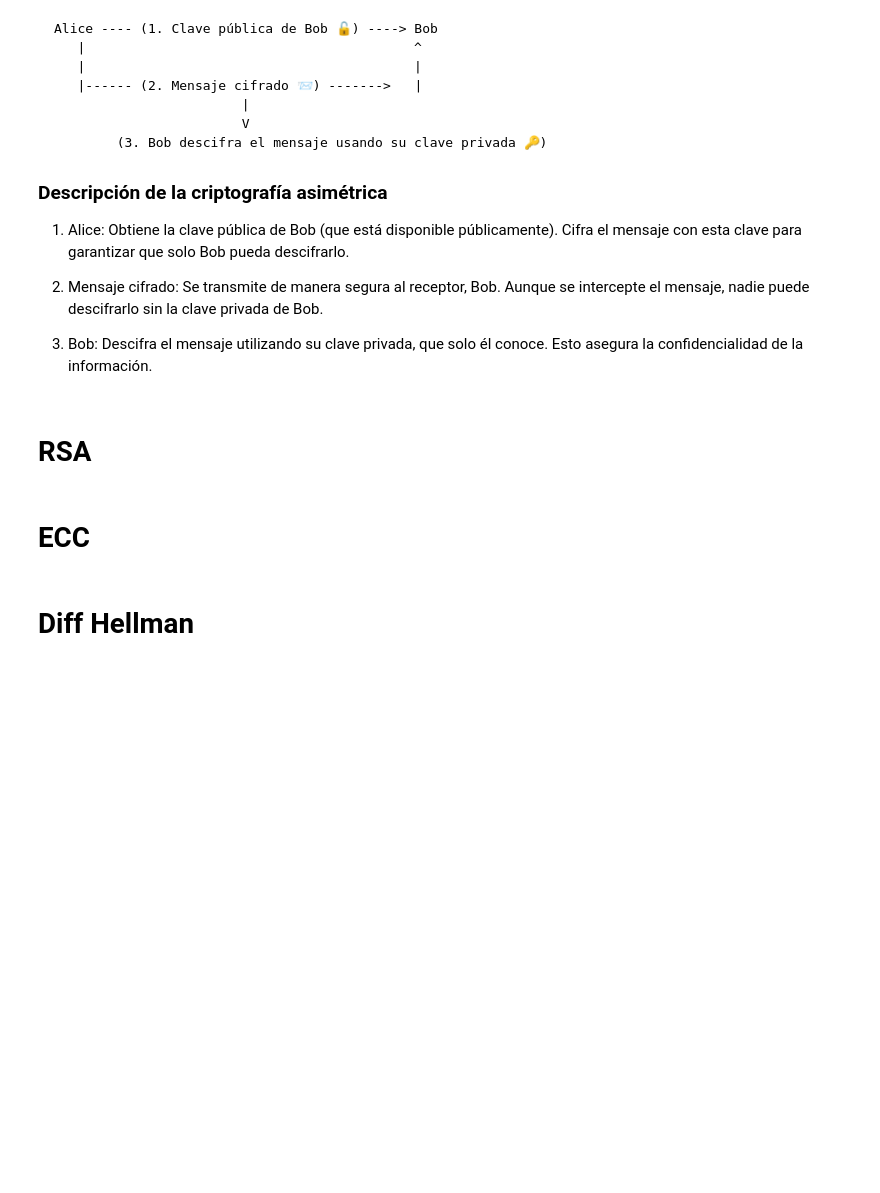
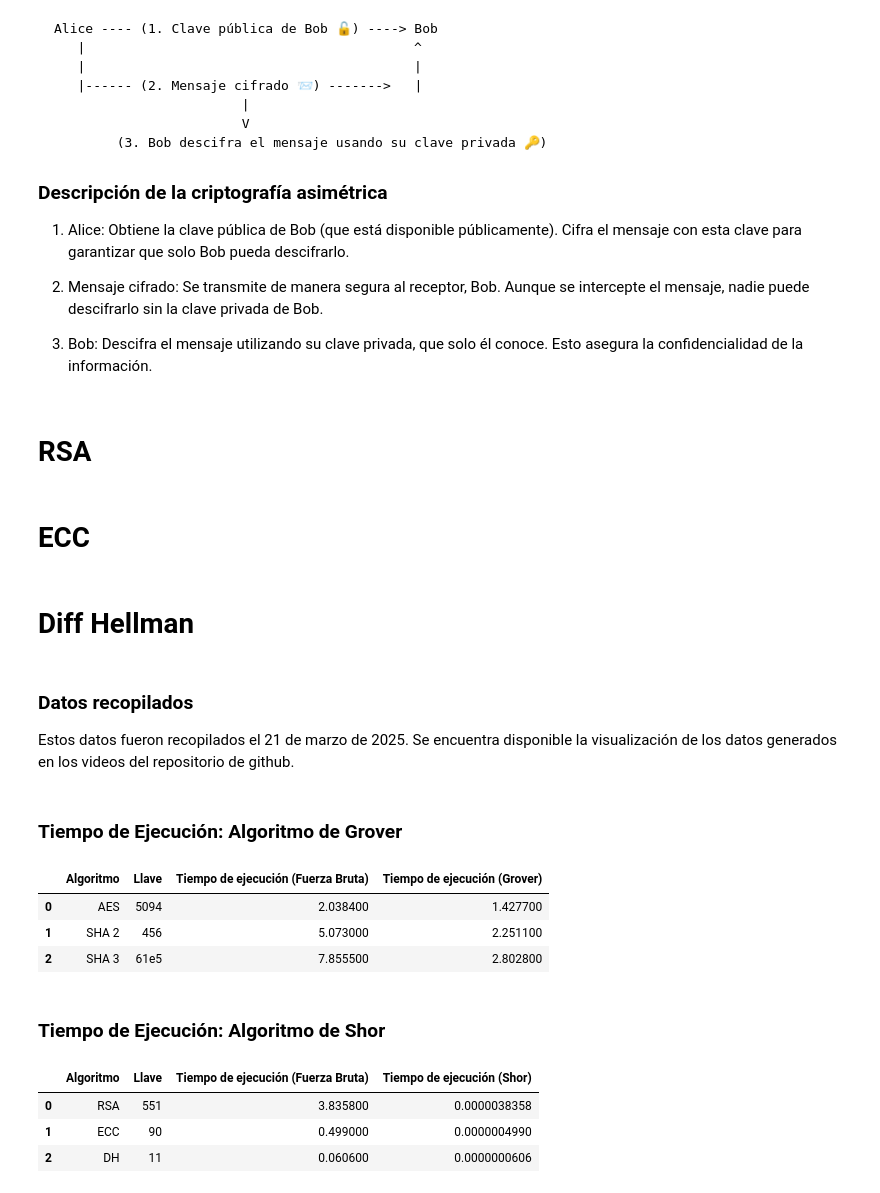
Before and after one commit to DevQueenPR/El-impacto-de-las-computadoras-cuanticas-en-la-criptografia-clasica, a Jupyter notebook: Quantum_Computing_study.ipynb, the cells around one changed output. Drawn from its saved outputs; the diff is of its cells as text; code cells hidden in the pictures; blank space fills up the shorter version.

Commit message:
Added pandas library tables

```diff
--- a/Quantum_Computing_study.ipynb
+++ b/Quantum_Computing_study.ipynb
@@ -563,3 +563,54 @@ print("\nSimulating Shor’s Algorithm...")
 shor_time = brute_force_time / 1_000_000  # Dividir el tiempo de fuerza bruta por 1,000,000
 print(f"\nSimulated Shor’s Algorithm: Private Key = {alice_private}")
 print(f"Shor's time= {brute_force_time:.4f} / 1,000,000 = {shor_time:.10f} seconds")
+# %% [markdown]
+### Datos recopilados
+
+Estos datos fueron recopilados el 21 de marzo de 2025. Se encuentra disponible la visualización de los datos generados en los videos del repositorio de github.
+# %%
+import pandas as pd
+from IPython.display import display, Markdown
+
+# Datos de Grover
+data_grover = {
+    "Algoritmo": ["AES", "SHA 2", "SHA 3"],
+    "Llave": [5094, 456, "61e5"],
+    "Tiempo de ejecución (Fuerza Bruta)": [2.0384, 5.073, 7.8555],
+    "Tiempo de ejecución (Grover)": [1.4277, 2.2511, 2.8028]
+}
+
+# Datos de Shor
+data_shor = {
+    "Algoritmo": ["RSA", "ECC", "DH"],
+    "Llave": [551, 90, 11],
+    "Tiempo de ejecución (Fuerza Bruta)": [3.8358, 0.4990, 0.0606],
+    "Tiempo de ejecución (Shor)": [f"{0.0000038358:.10f}", f"{0.000000499:.10f}", f"{0.0000000606:.10f}"]
+}
+
+# DataFrames
+df_grover = pd.DataFrame(data_grover)
+df_shor = pd.DataFrame(data_shor)
+
+# estilo
+display(Markdown("### **Tiempo de Ejecución: Algoritmo de Grover**"))
+display(df_grover.style.set_table_styles([{
+    "selector": "th",
+    "props": [("background-color", "black"), ("color", "white"), ("font-weight", "bold")]
+}]))
+
+display(Markdown("### **Tiempo de Ejecución: Algoritmo de Shor**"))
+display(df_shor.style.set_table_styles([{
+    "selector": "th",
+    "props": [("background-color", "black"), ("color", "white"), ("font-weight", "bold")]
+}]))
+# %% [output]
+### **Tiempo de Ejecución: Algoritmo de Grover**
+|  | Algoritmo | Llave | Tiempo de ejecución (Fuerza Bruta) | Tiempo de ejecución (Grover) |
+| 0 | AES | 5094 | 2.038400 | 1.427700 |
+| 1 | SHA 2 | 456 | 5.073000 | 2.251100 |
+| 2 | SHA 3 | 61e5 | 7.855500 | 2.802800 |
+### **Tiempo de Ejecución: Algoritmo de Shor**
+|  | Algoritmo | Llave | Tiempo de ejecución (Fuerza Bruta) | Tiempo de ejecución (Shor) |
+| 0 | RSA | 551 | 3.835800 | 0.0000038358 |
+| 1 | ECC | 90 | 0.499000 | 0.0000004990 |
+| 2 | DH | 11 | 0.060600 | 0.0000000606 |
```
